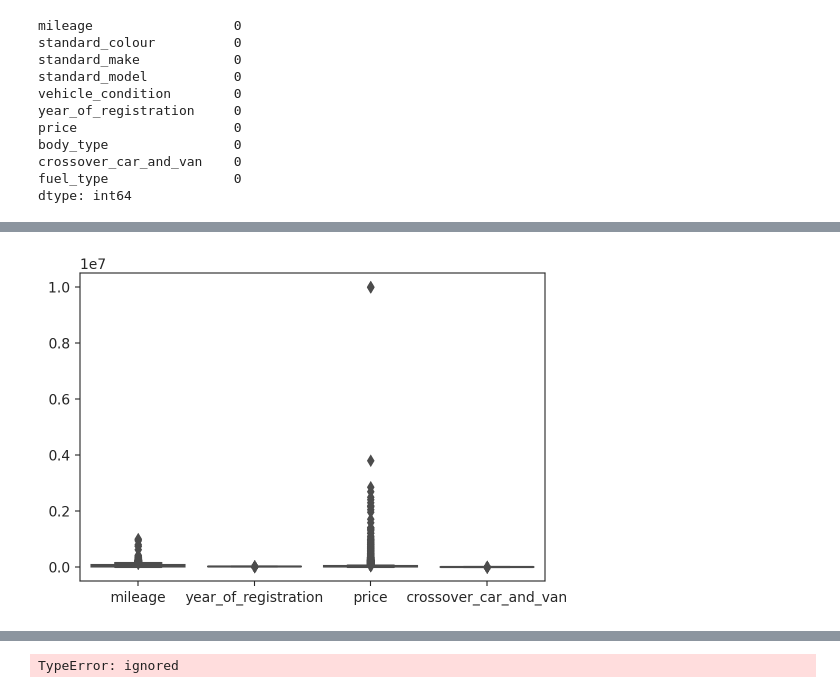
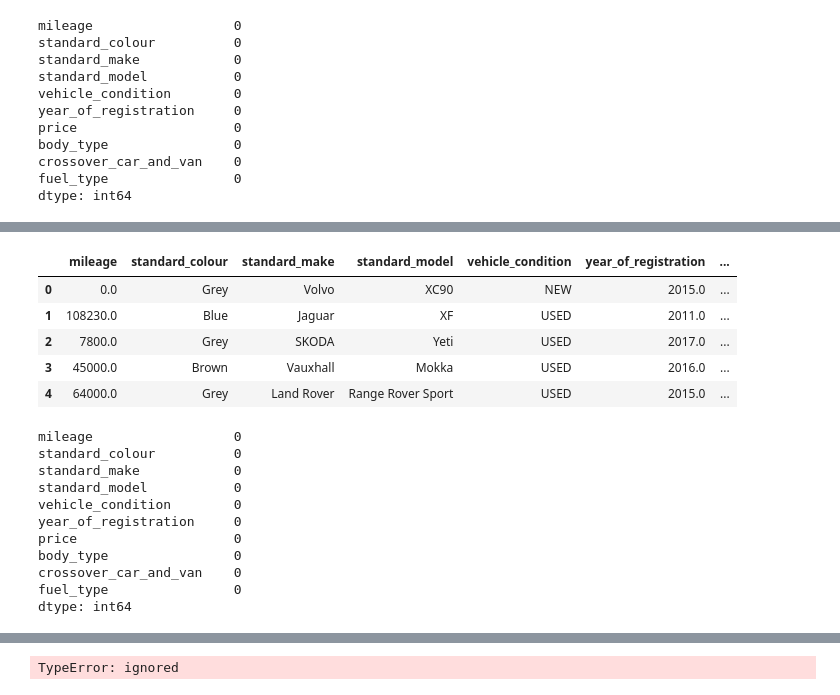
Before and after one commit to kessingtonosazee/GCP_Project_1, a Jupyter notebook: assessment1.ipynb, the cells around one changed output, grey strips where cells are left out. Cells and saved outputs as stored; diff of their text form; code cells hidden in the pictures.

```diff
--- a/assessment1.ipynb
+++ b/assessment1.ipynb
@@ -183,5 +194,25 @@ memory usage: 28.0+ MB
-# %%
-# Create a count plot
-sns.boxplot(data=car_df, x='year_of_registration);
-# %% [output]
-[figure, removed]
+# %%
+car_df.year_of_registration = car_df.year_of_registration.round()
+car_df.head()
+# %% [output]
+|  | mileage | standard_colour | standard_make | standard_model | vehicle_condition | year_of_registration | ... |
+| 0 | 0.0 | Grey | Volvo | XC90 | NEW | 2015.0 | ... |
+| 1 | 108230.0 | Blue | Jaguar | XF | USED | 2011.0 | ... |
+| 2 | 7800.0 | Grey | SKODA | Yeti | USED | 2017.0 | ... |
+| 3 | 45000.0 | Brown | Vauxhall | Mokka | USED | 2016.0 | ... |
+| 4 | 64000.0 | Grey | Land Rover | Range Rover Sport | USED | 2015.0 | ... |
+# %%
+# Get the total count of missing values in each column
+car_df.isnull().sum()
+# %% [output]
+mileage                  0
+standard_colour          0
+standard_make            0
+standard_model           0
+vehicle_condition        0
+year_of_registration     0
+price                    0
+body_type                0
+crossover_car_and_van    0
+fuel_type                0
+dtype: int64
```
Also changed, not shown: parts of 10 cells of this notebook.
